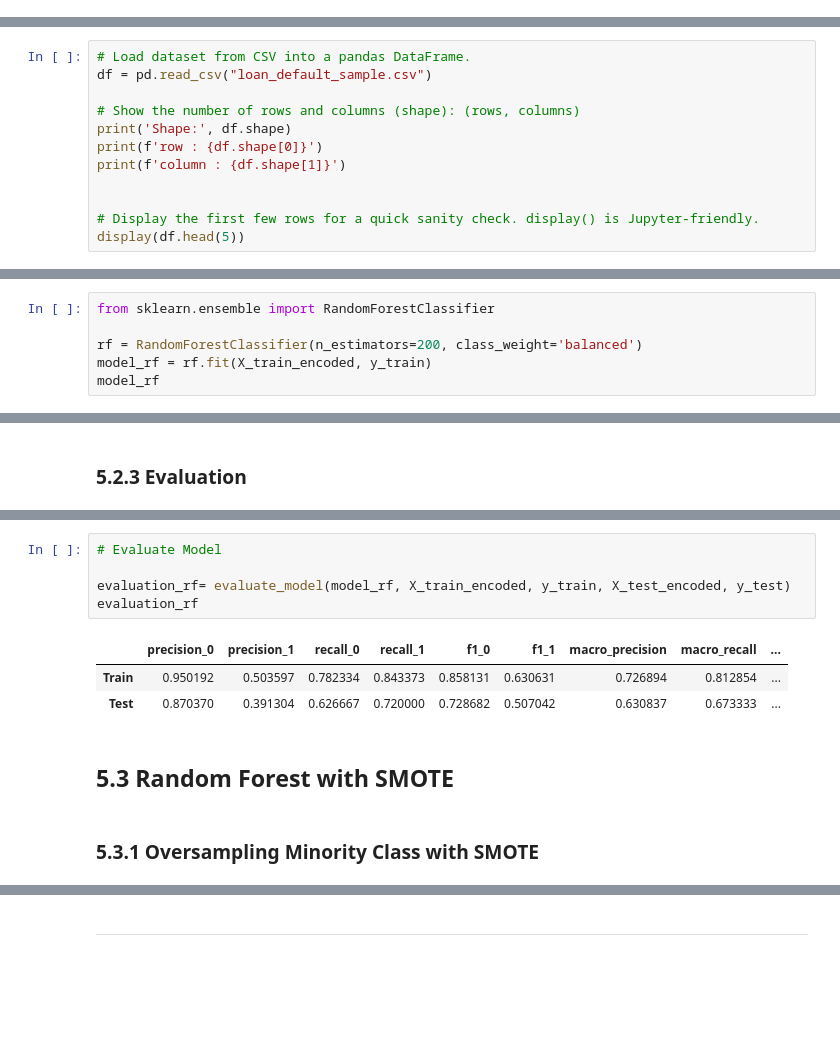
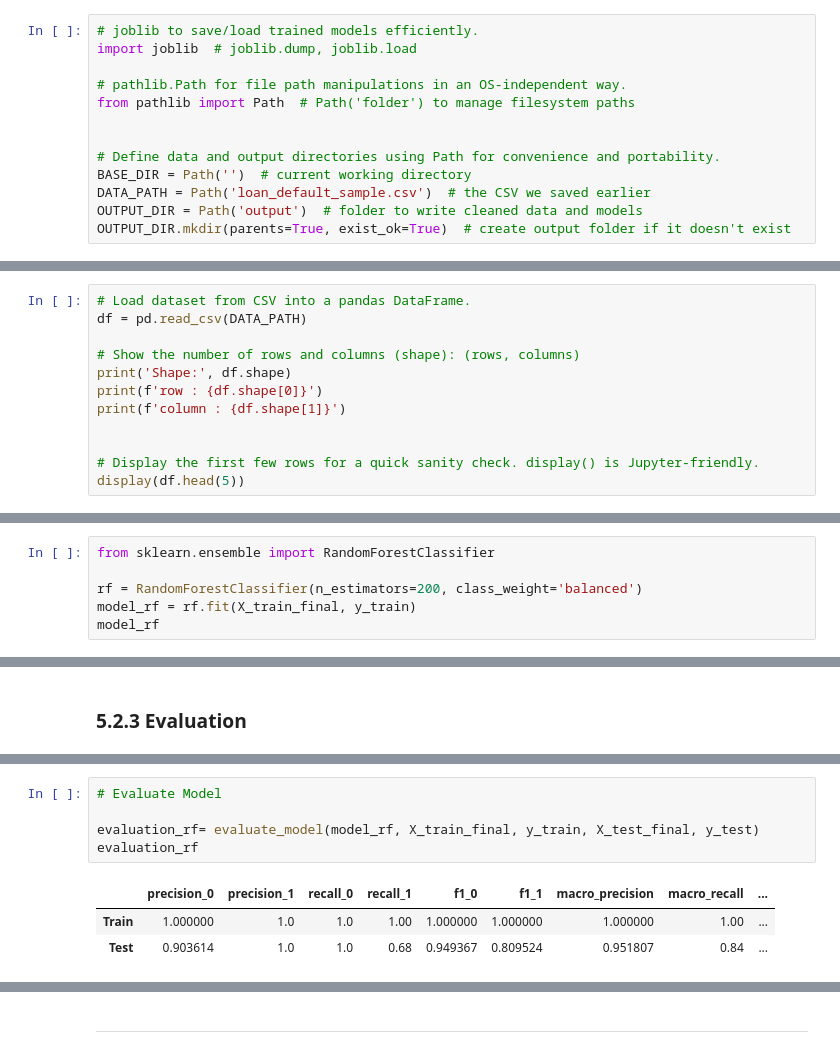
Before and after one commit to urfanamillatina/loan_default_prediction, a Jupyter notebook: loan_defaulter_prediction.ipynb, the cells around one changed output, grey strips where cells are left out. Cells and saved outputs as stored; diff of their text form; blank space fills up the shorter version.

```diff
--- a/loan_defaulter_prediction.ipynb
+++ b/loan_defaulter_prediction.ipynb
@@ -57,13 +57,26 @@ pd.set_option ('display.max_rows', None)
 
 import warnings
 warnings.filterwarnings("ignore")
+# %%
+# joblib to save/load trained models efficiently.
+import joblib  # joblib.dump, joblib.load
+
+# pathlib.Path for file path manipulations in an OS-independent way.
+from pathlib import Path  # Path('folder') to manage filesystem paths
+
+
+# Define data and output directories using Path for convenience and portability.
+BASE_DIR = Path('')  # current working directory
+DATA_PATH = Path('loan_default_sample.csv')  # the CSV we saved earlier
+OUTPUT_DIR = Path('output')  # folder to write cleaned data and models
+OUTPUT_DIR.mkdir(parents=True, exist_ok=True)  # create output folder if it doesn't exist
 # %% [markdown]
 # 3. EDA
 # %% [markdown]
 ## 3.1 Data Understanding
 # %%
 # Load dataset from CSV into a pandas DataFrame.
-df = pd.read_csv("loan_default_sample.csv")
+df = pd.read_csv(DATA_PATH)
 
 # Show the number of rows and columns (shape): (rows, columns)
 print('Shape:', df.shape)
@@ -546,7 +591,7 @@ evaluation_lr
 from sklearn.ensemble import RandomForestClassifier
 
 rf = RandomForestClassifier(n_estimators=200, class_weight='balanced')
-model_rf = rf.fit(X_train_encoded, y_train)
+model_rf = rf.fit(X_train_final, y_train)
 model_rf
 # %% [output]
 RandomForestClassifier(class_weight='balanced', n_estimators=200)
@@ -575,13 +648,9 @@ weighted avg       0.75      0.65      0.67       100
 # %%
 # Evaluate Model
 
-evaluation_rf= evaluate_model(model_rf, X_train_encoded, y_train, X_test_encoded, y_test)
+evaluation_rf= evaluate_model(model_rf, X_train_final, y_train, X_test_final, y_test)
 evaluation_rf
 # %% [output]
 |  | precision_0 | precision_1 | recall_0 | recall_1 | f1_0 | f1_1 | macro_precision | macro_recall | ... |
-| Train | 0.950192 | 0.503597 | 0.782334 | 0.843373 | 0.858131 | 0.630631 | 0.726894 | 0.812854 | ... |
-| Test | 0.870370 | 0.391304 | 0.626667 | 0.720000 | 0.728682 | 0.507042 | 0.630837 | 0.673333 | ... |
+| Train | 1.000000 | 1.0 | 1.0 | 1.00 | 1.000000 | 1.000000 | 1.000000 | 1.00 | ... |
+| Test | 0.903614 | 1.0 | 1.0 | 0.68 | 0.949367 | 0.809524 | 0.951807 | 0.84 | ... |
-# %% [markdown]
-## 5.3 Random Forest with SMOTE
-# %% [markdown]
-### 5.3.1 Oversampling Minority Class with SMOTE
```
Also changed, not shown: parts of 28 cells of this notebook, 10 other files.
